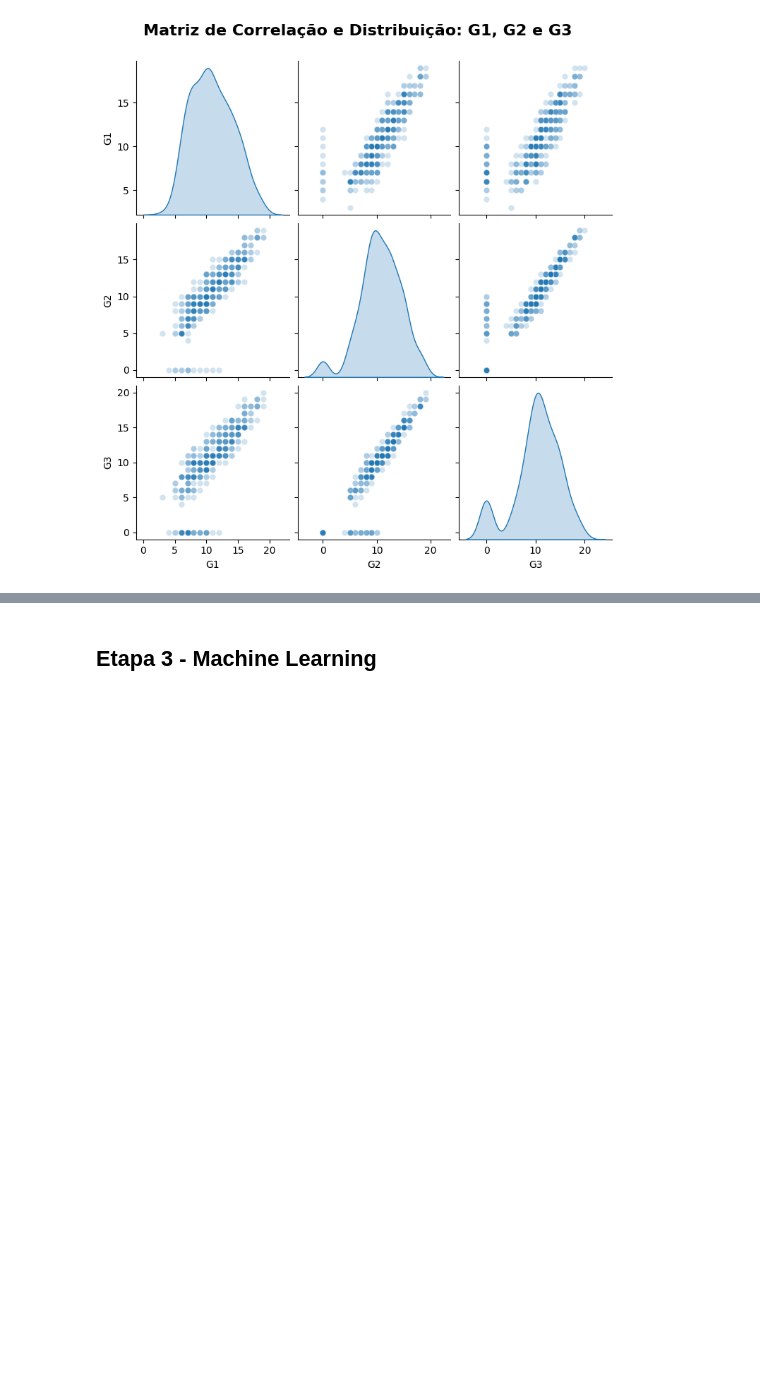
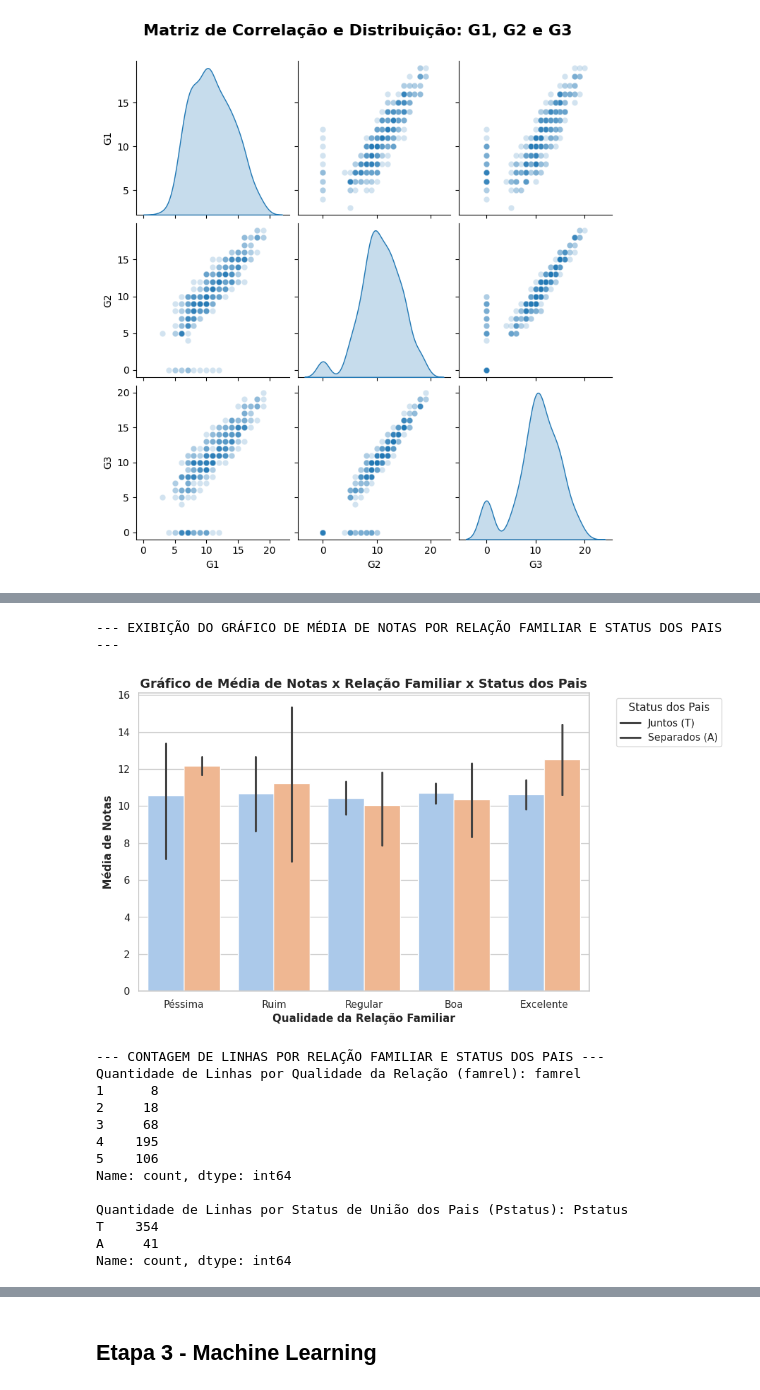
Before and after one commit to felipekenjidev/performance-estudantes, a Jupyter notebook: miniprojetods_performance_estudantes.ipynb, the cells around one changed output, grey strips where cells are left out. Drawn from its saved outputs; the diff is of its cells as text; code cells hidden in the pictures; blank space fills up the shorter version.

Commit message:
Análise de Background Familiar e Demográfico

```diff
--- a/miniprojetods_performance_estudantes.ipynb
+++ b/miniprojetods_performance_estudantes.ipynb
@@ -788,0 +887,34 @@ fig.show()
+# %%
+# Gerar Gráfico de Média de Notas por Relação dos Pais
+print('\n--- EXIBIÇÃO DO GRÁFICO DE MÉDIA DE NOTAS POR RELAÇÃO FAMILIAR E STATUS DOS PAIS ---')
+plt.figure(figsize=(9, 6))
+
+sns.barplot(data=df, x='famrel', y='average', hue='Pstatus', palette='pastel')
+
+plt.legend(title='Status dos Pais', labels=['Juntos (T)', 'Separados (A)'], bbox_to_anchor=(1.05, 1), loc='upper left')
+plt.title('Gráfico de Média de Notas x Relação Familiar x Status dos Pais', fontsize=14, fontweight='bold')
+plt.xlabel('Qualidade da Relação Familiar', fontsize=12, fontweight='bold')
+plt.ylabel('Média de Notas', fontsize=12, fontweight='bold')
+plt.xticks(ticks=[0, 1, 2, 3, 4], labels=['Péssima', 'Ruim', 'Regular', 'Boa', 'Excelente'])
+plt.show()
+
+# Contar Linhas por Guardião
+print('\n--- CONTAGEM DE LINHAS POR RELAÇÃO FAMILIAR E STATUS DOS PAIS ---')
+print(f'Quantidade de Linhas por Qualidade da Relação (famrel): { df['famrel'].value_counts().sort_index() }')
+print(f'\nQuantidade de Linhas por Status de União dos Pais (Pstatus): { df['Pstatus'].value_counts() }')
+# %% [output]
+--- EXIBIÇÃO DO GRÁFICO DE MÉDIA DE NOTAS POR RELAÇÃO FAMILIAR E STATUS DOS PAIS ---
+[figure, added]
+--- CONTAGEM DE LINHAS POR RELAÇÃO FAMILIAR E STATUS DOS PAIS ---
+Quantidade de Linhas por Qualidade da Relação (famrel): famrel
+1      8
+2     18
+3     68
+4    195
+5    106
+Name: count, dtype: int64
+
+Quantidade de Linhas por Status de União dos Pais (Pstatus): Pstatus
+T    354
+A     41
+Name: count, dtype: int64
```
Also changed, not shown: parts of 9 cells of this notebook.
